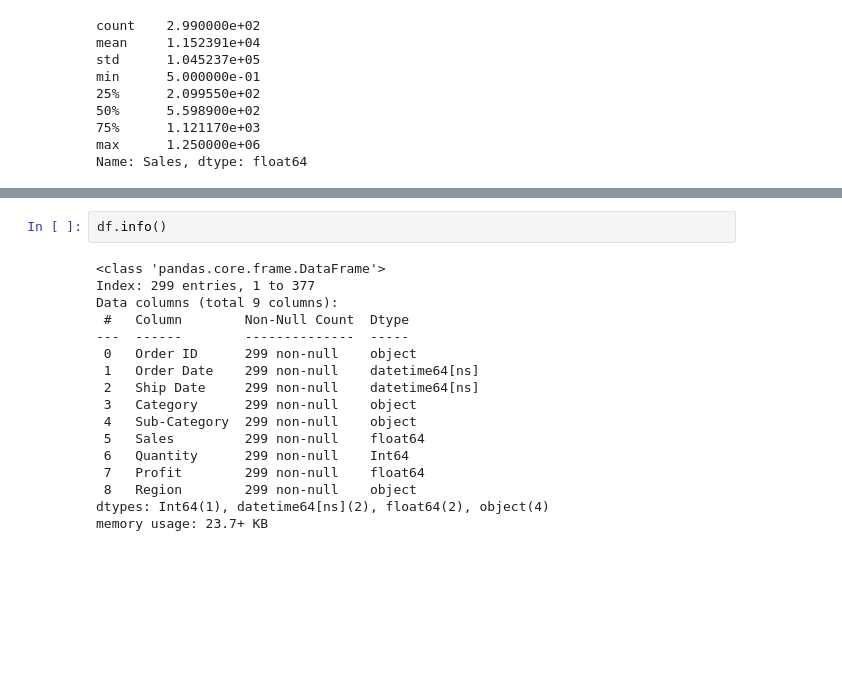
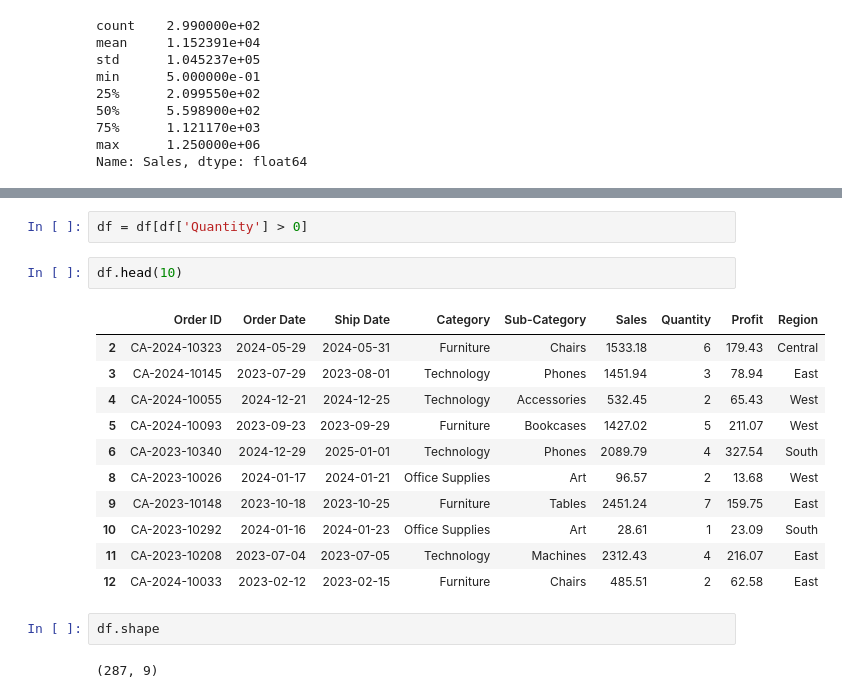
Before and after one commit to rfaoktvian/VisualisasiData_College, a Jupyter notebook: Assignment2/main.ipynb, the cells around one changed output, grey strips where cells are left out. Cells and saved outputs as stored; diff of their text form; blank space fills up the shorter version.

Commit message:
feat: preprocessing data

```diff
--- a/Assignment2/main.ipynb
+++ b/Assignment2/main.ipynb
@@ -333,19 +343,20 @@ df.sort_values('Sales', ascending=False).head(20)
 # %%
-df.info()
+df = df[df['Quantity'] > 0]
-# %% [output]
-<class 'pandas.core.frame.DataFrame'>
-Index: 299 entries, 1 to 377
-Data columns (total 9 columns):
- #   Column        Non-Null Count  Dtype
----  ------        --------------  -----
- 0   Order ID      299 non-null    object
- 1   Order Date    299 non-null    datetime64[ns]
- 2   Ship Date     299 non-null    datetime64[ns]
- 3   Category      299 non-null    object
- 4   Sub-Category  299 non-null    object
- 5   Sales         299 non-null    float64
- 6   Quantity      299 non-null    Int64
- 7   Profit        299 non-null    float64
- 8   Region        299 non-null    object
-dtypes: Int64(1), datetime64[ns](2), float64(2), object(4)
-memory usage: 23.7+ KB
+# %%
+df.head(10)
+# %% [output]
+|  | Order ID | Order Date | Ship Date | Category | Sub-Category | Sales | Quantity | Profit | Region |
+| 2 | CA-2024-10323 | 2024-05-29 | 2024-05-31 | Furniture | Chairs | 1533.18 | 6 | 179.43 | Central |
+| 3 | CA-2024-10145 | 2023-07-29 | 2023-08-01 | Technology | Phones | 1451.94 | 3 | 78.94 | East |
+| 4 | CA-2024-10055 | 2024-12-21 | 2024-12-25 | Technology | Accessories | 532.45 | 2 | 65.43 | West |
+| 5 | CA-2024-10093 | 2023-09-23 | 2023-09-29 | Furniture | Bookcases | 1427.02 | 5 | 211.07 | West |
+| 6 | CA-2023-10340 | 2024-12-29 | 2025-01-01 | Technology | Phones | 2089.79 | 4 | 327.54 | South |
+| 8 | CA-2023-10026 | 2024-01-17 | 2024-01-21 | Office Supplies | Art | 96.57 | 2 | 13.68 | West |
+| 9 | CA-2023-10148 | 2023-10-18 | 2023-10-25 | Furniture | Tables | 2451.24 | 7 | 159.75 | East |
+| 10 | CA-2023-10292 | 2024-01-16 | 2024-01-23 | Office Supplies | Art | 28.61 | 1 | 23.09 | South |
+| 11 | CA-2023-10208 | 2023-07-04 | 2023-07-05 | Technology | Machines | 2312.43 | 4 | 216.07 | East |
+| 12 | CA-2024-10033 | 2023-02-12 | 2023-02-15 | Furniture | Chairs | 485.51 | 2 | 62.58 | East |
+# %%
+df.shape
+# %% [output]
+(287, 9)
```
Also changed, not shown: parts of 9 cells of this notebook.
